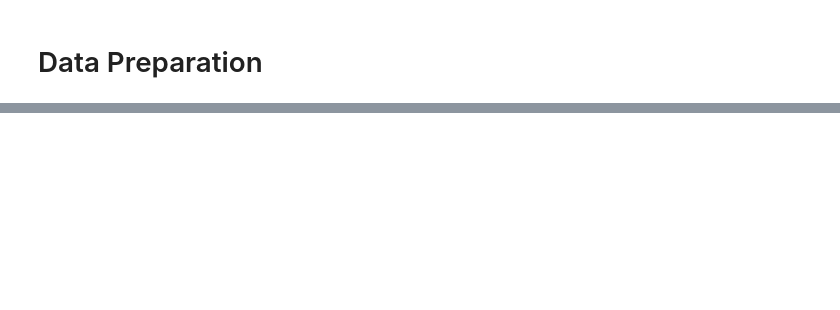
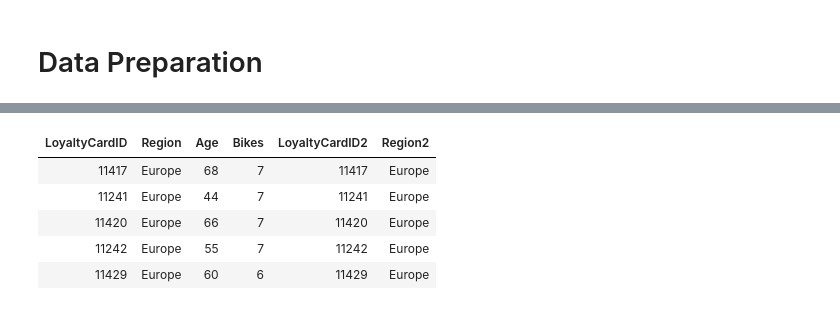
Before and after one commit to davew-msft/MLOps-E2E, a Jupyter notebook: BikeBuyer/ADBnotebooks/DataEngineering/Ingest.ipynb, the cells around one changed output, grey strips where cells are left out. Saved outputs shown, nothing was run; the diff lists cells and outputs as text; code cells hidden in the pictures; blank space fills up the shorter version.

```diff
--- a/BikeBuyer/ADBnotebooks/DataEngineering/Ingest.ipynb
+++ b/BikeBuyer/ADBnotebooks/DataEngineering/Ingest.ipynb
@@ -83,0 +86,9 @@ TableA = spark.createDataFrame(valuesA,['name','id'])
+# %%
+display(data_purchases_all_trans.limit(5))
+# %% [output]
+| LoyaltyCardID | Region | Age | Bikes | LoyaltyCardID2 | Region2 |
+| 11417 | Europe | 68 | 7 | 11417 | Europe |
+| 11241 | Europe | 44 | 7 | 11241 | Europe |
+| 11420 | Europe | 66 | 7 | 11420 | Europe |
+| 11242 | Europe | 55 | 7 | 11242 | Europe |
+| 11429 | Europe | 60 | 6 | 11429 | Europe |
```
Also changed, not shown: parts of 16 cells of this notebook.
